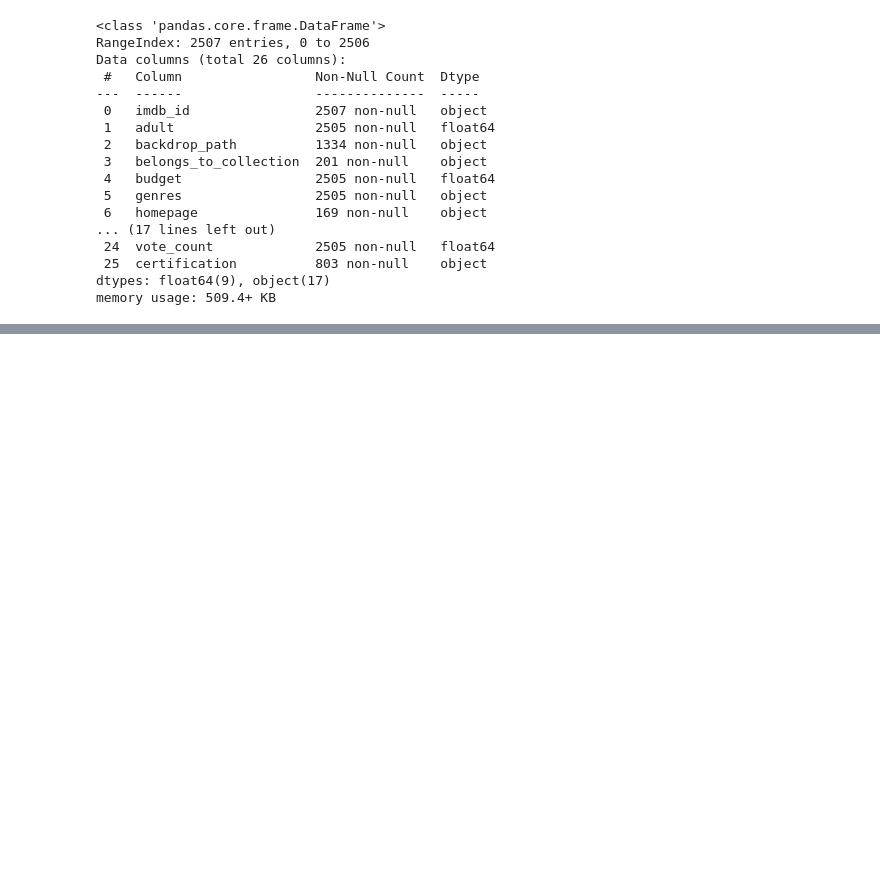
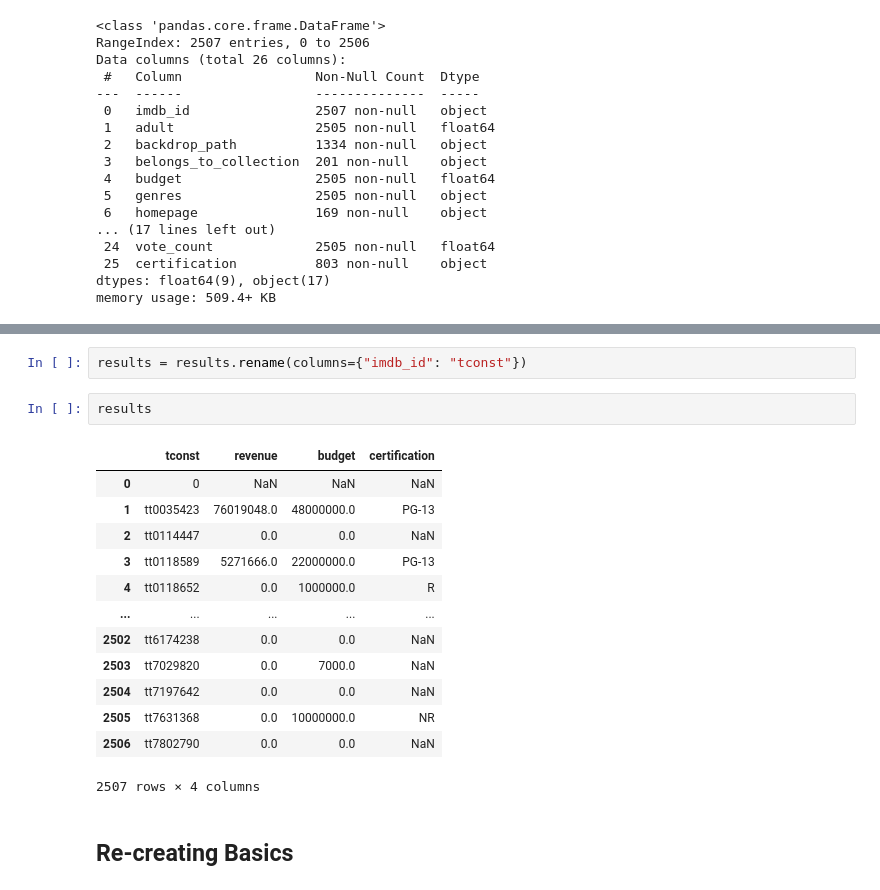
Before and after one commit to JTAytch/IMDB-EDA-and-SQL-Database.ipynb, a Jupyter notebook: Project 3 - Part 3 (Core).ipynb, the cells around one changed output, grey strips where cells are left out. Saved outputs shown, nothing was run; the diff lists cells and outputs as text; blank space fills up the shorter version.

```diff
--- a/Project 3 - Part 3 (Core).ipynb
+++ b/Project 3 - Part 3 (Core).ipynb
@@ -305,0 +412,20 @@ memory usage: 509.4+ KB
+# %%
+results = results.rename(columns={"imdb_id": "tconst"})
+# %%
+results
+# %% [output]
+|  | tconst | revenue | budget | certification |
+| 0 | 0 | NaN | NaN | NaN |
+| 1 | tt0035423 | 76019048.0 | 48000000.0 | PG-13 |
+| 2 | tt0114447 | 0.0 | 0.0 | NaN |
+| 3 | tt0118589 | 5271666.0 | 22000000.0 | PG-13 |
+| 4 | tt0118652 | 0.0 | 1000000.0 | R |
+| ... | ... | ... | ... | ... |
+| 2502 | tt6174238 | 0.0 | 0.0 | NaN |
+| 2503 | tt7029820 | 0.0 | 7000.0 | NaN |
+| 2504 | tt7197642 | 0.0 | 0.0 | NaN |
+| 2505 | tt7631368 | 0.0 | 10000000.0 | NR |
+| 2506 | tt7802790 | 0.0 | 0.0 | NaN |
+2507 rows × 4 columns
+# %% [markdown]
+## Re-creating Basics
```
Also changed, not shown: parts of 43 cells of this notebook, 1 other file.
